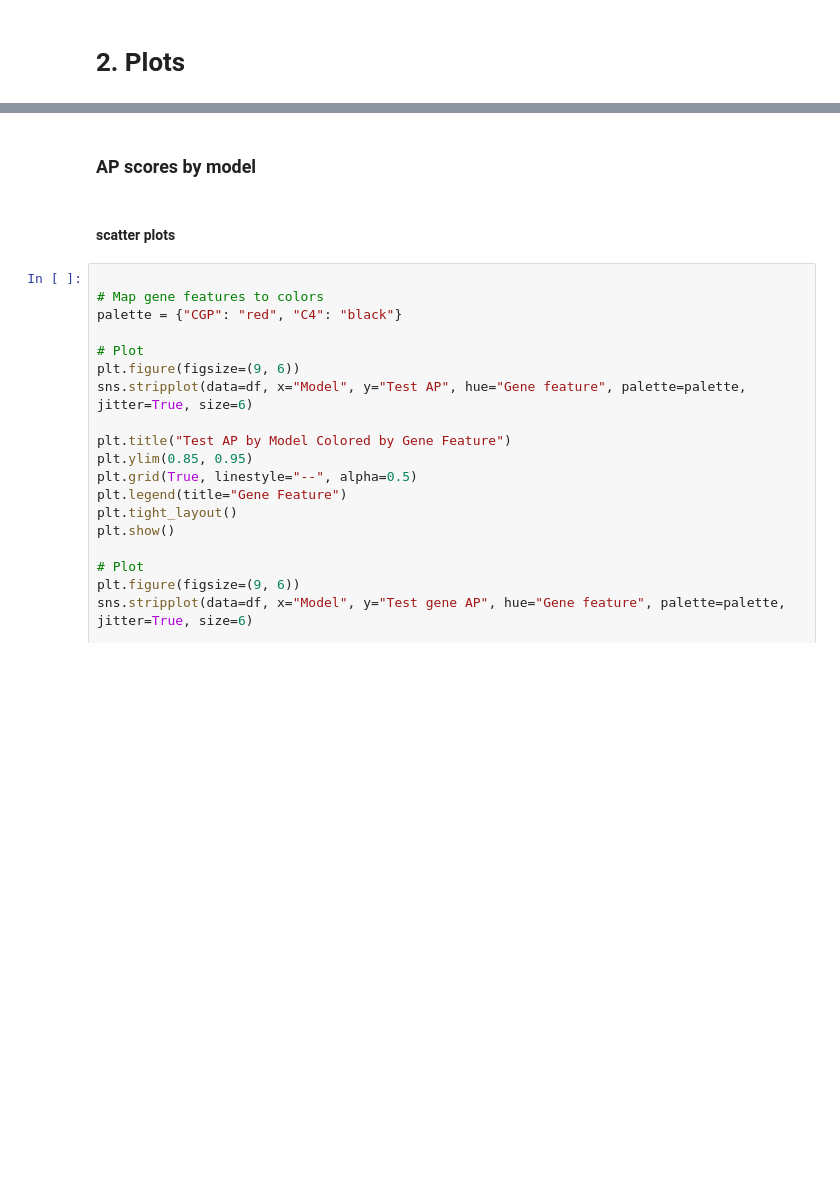
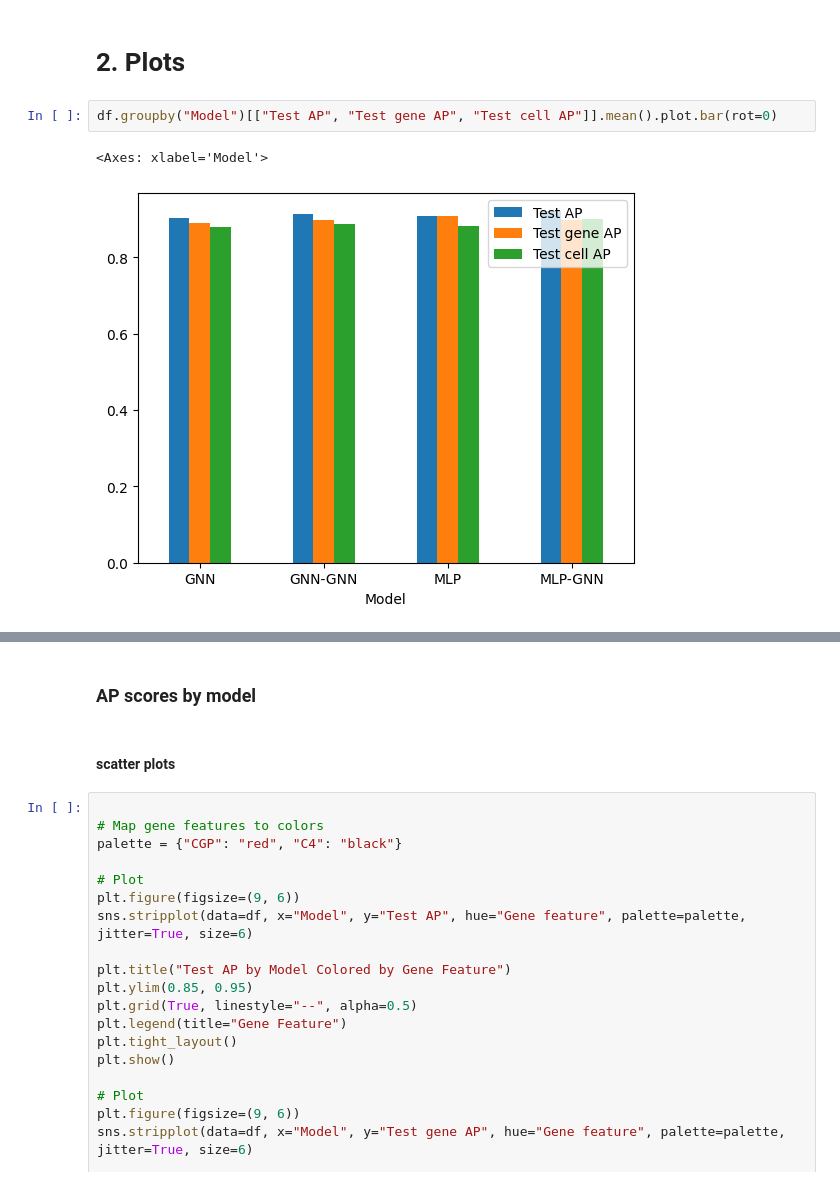
Before and after one commit to jovanafilipovic1/HetGNN, a Jupyter notebook: Analysis.ipynb, the cells around one changed output, grey strips where cells are left out. Saved outputs shown, nothing was run; the diff lists cells and outputs as text; blank space fills up the shorter version.

```diff
--- a/Analysis.ipynb
+++ b/Analysis.ipynb
@@ -52,3 +52,8 @@ data = [
 df = pd.DataFrame(data)
 # %% [markdown]
 # 2. Plots
+# %%
+df.groupby("Model")[["Test AP", "Test gene AP", "Test cell AP"]].mean().plot.bar(rot=0)
+# %% [output]
+<Axes: xlabel='Model'>
+[figure, added]
```
Also changed, not shown: parts of 16 cells of this notebook, 4 other files.
